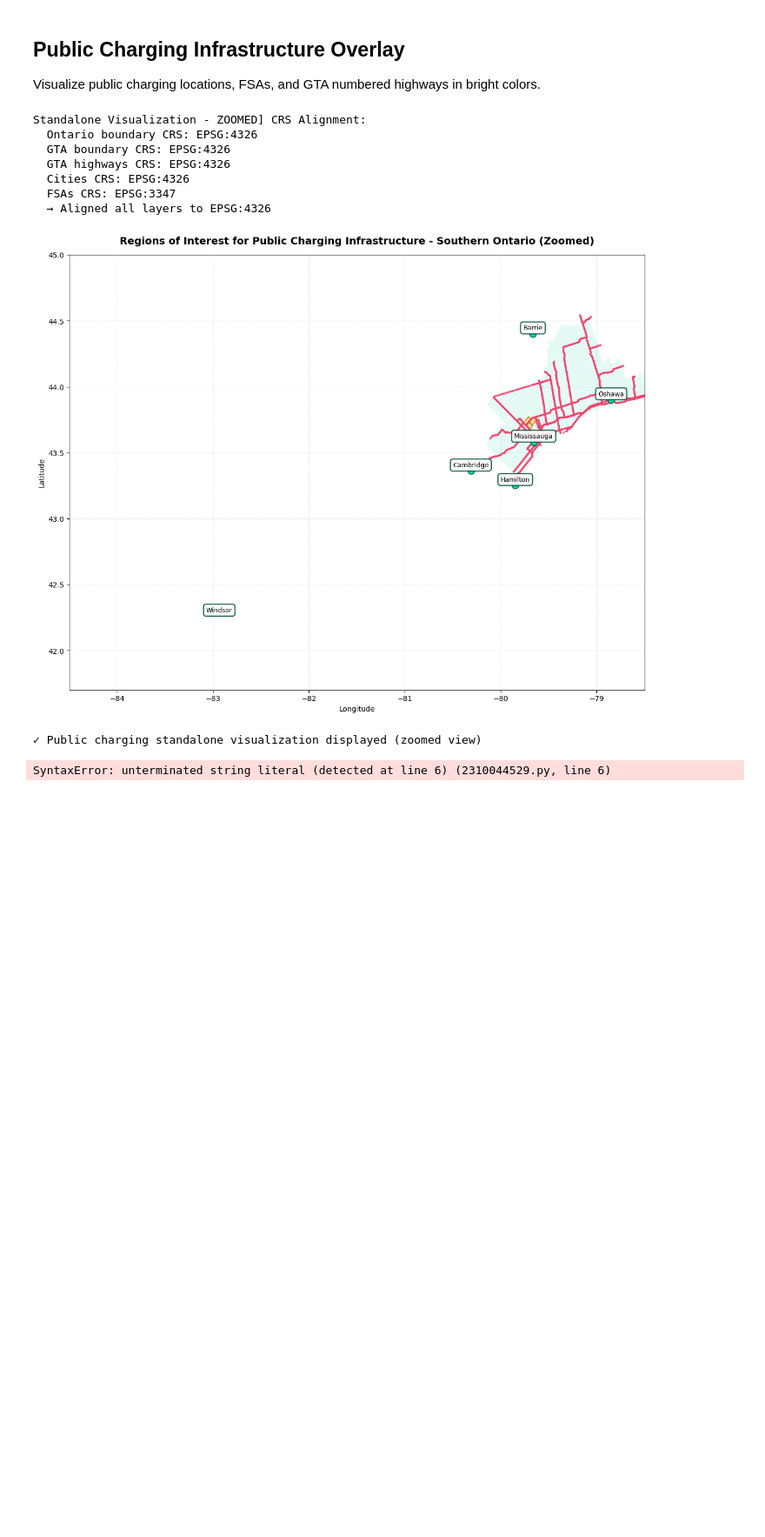
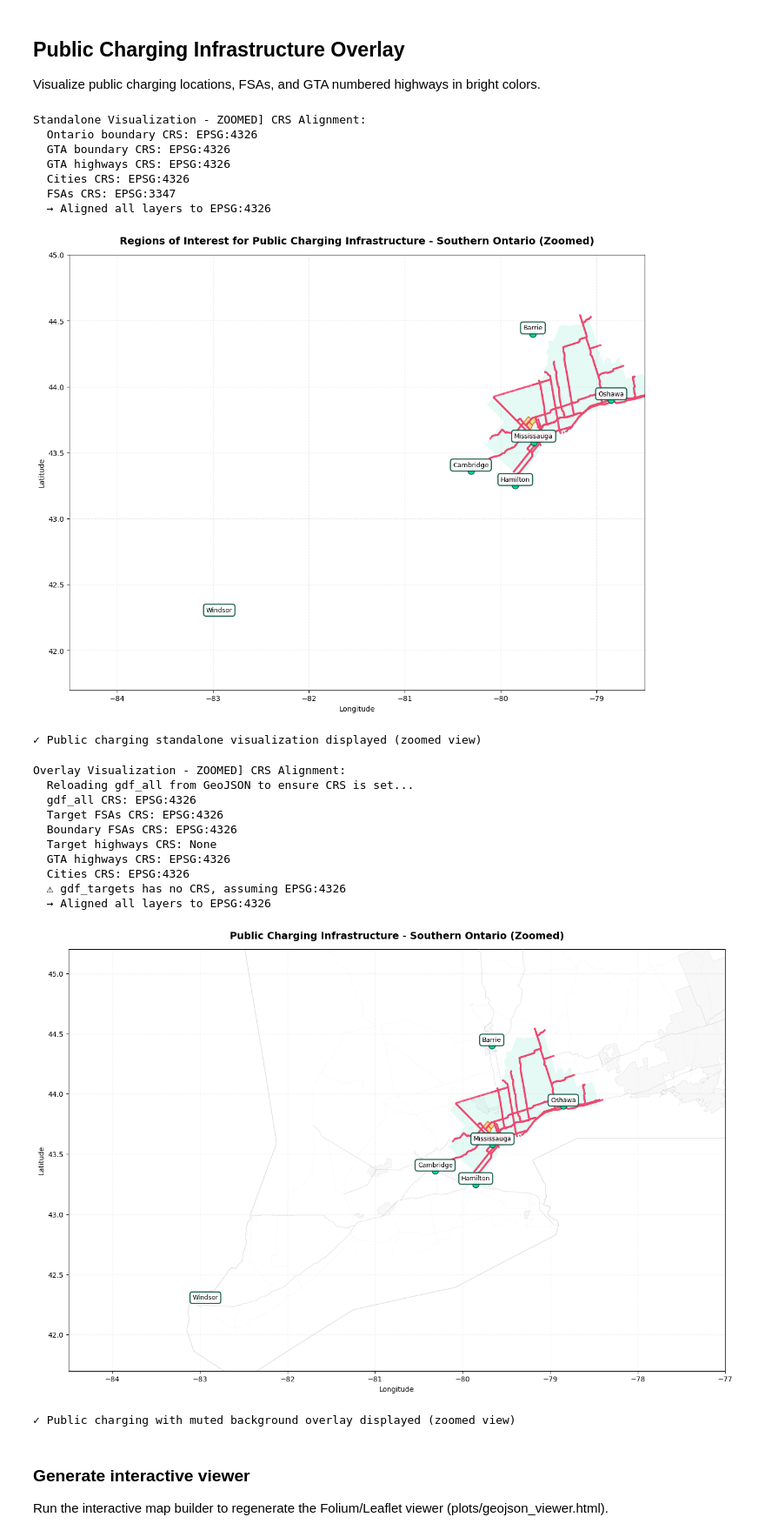
Before and after one commit to PowerON-Energy-Solutions/MHDV-Corridor-Location-Analysis, a Jupyter notebook: notebooks/highway_network_analysis.ipynb, the cells around one changed output. Shown at 87% size. Saved outputs shown, nothing was run; the diff lists cells and outputs as text; code cells hidden in the pictures; blank space fills up the shorter version.

```diff
--- a/notebooks/highway_network_analysis.ipynb
+++ b/notebooks/highway_network_analysis.ipynb
@@ -1259,8 +1261,7 @@ fig, ax = plt.subplots(figsize=(14, 10))
 ax.set_facecolor('white')
 
 # Reload gdf_all from GeoJSON to ensure it has proper CRS
-print("
-[Overlay Visualization - ZOOMED] CRS Alignment:")
+print("Overlay Visualization - ZOOMED] CRS Alignment:")
 print(f"  Reloading gdf_all from GeoJSON to ensure CRS is set...")
 gdf_all_fresh = gpd.read_file(os.path.join(data_dir, 'Value_of_Goods_2016_-3795296180828259022.geojson'))
 print(f"  gdf_all CRS: {gdf_all_fresh.crs}")
@@ -1358,31 +1359,45 @@ if not gdf_highways_gta.empty:
 if not gdf_gta_boundary.empty:
     gdf_gta_boundary.plot(ax=ax, color='#06d6a0', edgecolor='none', linewidth=0, alpha=0.1, zorder=1.5)
 
 # Cities (bright green, zorder 7)
 if not gdf_cities.empty:
     gdf_cities.plot(ax=ax, color='#06d6a0', edgecolor='#044f38', markersize=80, marker='o', zorder=7)
 
     # Add city labels (zorder 8)
     for idx, row in gdf_cities.iterrows():
         dx = 0.08 if row['City'] == 'Windsor' else 0.0
         dy = -0.02 if row['City'] == 'Windsor' else 0.02
         ax.text(row.geometry.x + dx, row.geometry.y + dy, row['City'],
                fontsize=9, ha='center', va='bottom',
                bbox=dict(boxstyle='round,pad=0.4', facecolor='white',
                         edgecolor='#044f38', linewidth=1.5, alpha=0.9),
                zorder=8)
 
 # Set axis limits to zoom into southern Ontario (faster rendering)
 ax.set_xlim(min_lon, max_lon)
 ax.set_ylim(min_lat, max_lat)
 
 ax.set_title('Public Charging Infrastructure - Southern Ontario (Zoomed)', fontsize=14, fontweight='bold', pad=15)
 ax.set_xlabel('Longitude', fontsize=10)
 ax.set_ylabel('Latitude', fontsize=10)
 ax.grid(True, linestyle='--', alpha=0.15)
 plt.tight_layout()
 plt.show()
 
 print("✓ Public charging with muted background overlay displayed (zoomed view)")
 # %% [output]
-SyntaxError: unterminated string literal (detected at line 6) (2310044529.py, line 6)
+Overlay Visualization - ZOOMED] CRS Alignment:
+  Reloading gdf_all from GeoJSON to ensure CRS is set...
+  gdf_all CRS: EPSG:4326
+  Target FSAs CRS: EPSG:4326
+  Boundary FSAs CRS: EPSG:4326
+  Target highways CRS: None
+  GTA highways CRS: EPSG:4326
+  Cities CRS: EPSG:4326
+  ⚠ gdf_targets has no CRS, assuming EPSG:4326
+  → Aligned all layers to EPSG:4326
+[figure, added]
+✓ Public charging with muted background overlay displayed (zoomed view)
+# %% [markdown]
+### Generate interactive viewer
+Run the interactive map builder to regenerate the Folium/Leaflet viewer (plots/geojson_viewer.html).
```
Also changed, not shown: parts of 2 cells of this notebook, 2 other files.
